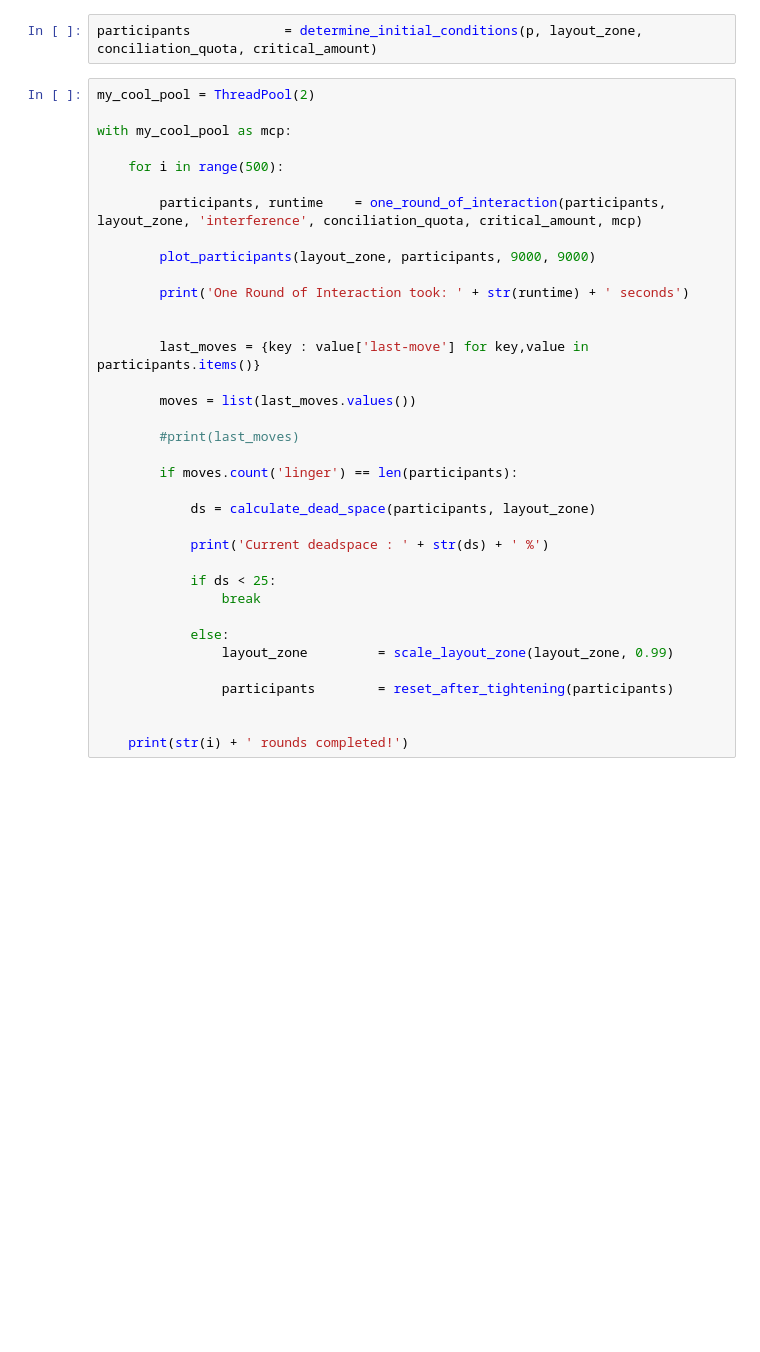
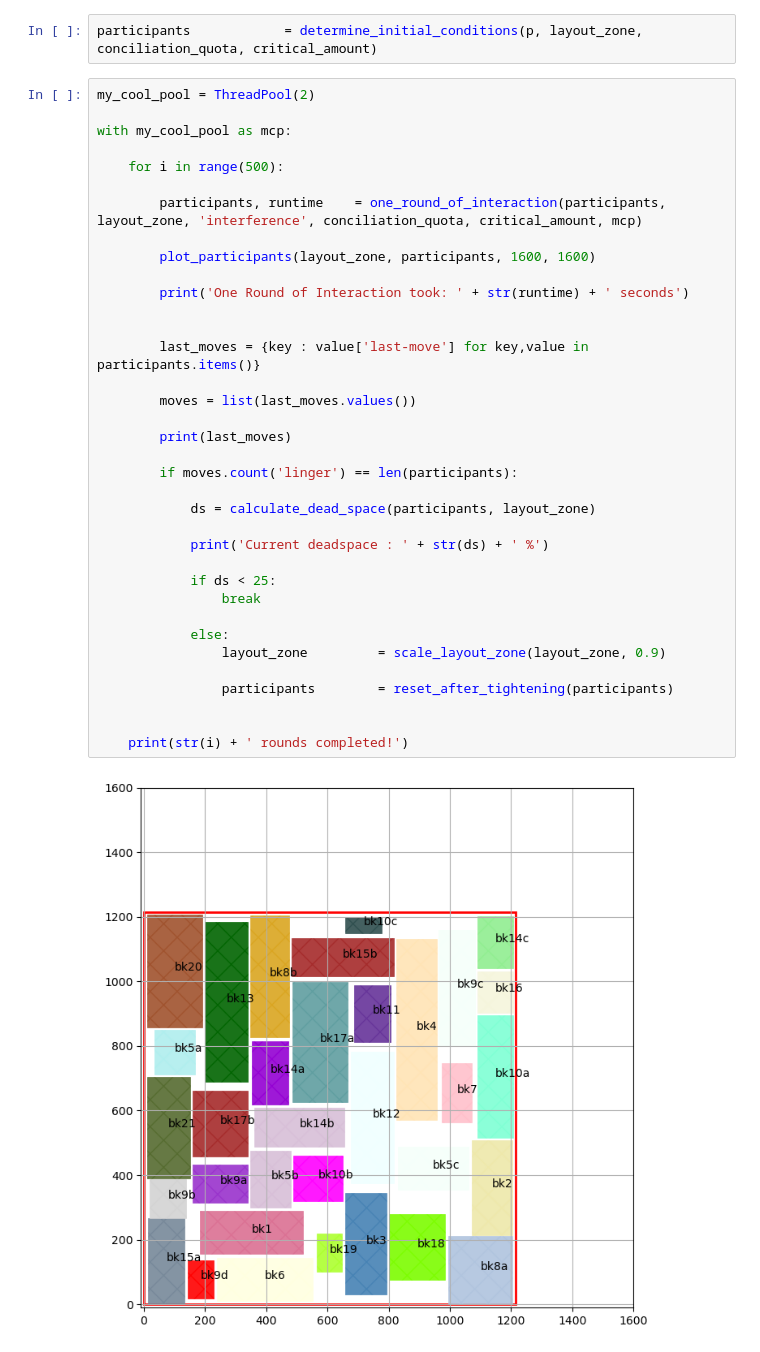
Before and after one commit to TiMo3654/abf, a Jupyter notebook: yal_read_test.ipynb, the cells around one changed output. Saved outputs shown, nothing was run; the diff lists cells and outputs as text; blank space fills up the shorter version.

```diff
--- a/yal_read_test.ipynb
+++ b/yal_read_test.ipynb
@@ -48,33 +48,34 @@ with my_cool_pool as mcp:
 
     for i in range(500):
 
         participants, runtime    = one_round_of_interaction(participants, layout_zone, 'interference', conciliation_quota, critical_amount, mcp)
 
-        plot_participants(layout_zone, participants, 9000, 9000)
+        plot_participants(layout_zone, participants, 1600, 1600)
 
         print('One Round of Interaction took: ' + str(runtime) + ' seconds')
 
 
         last_moves = {key : value['last-move'] for key,value in participants.items()}
 
         moves = list(last_moves.values())
 
-        #print(last_moves)
+        print(last_moves)
 
         if moves.count('linger') == len(participants):
 
             ds = calculate_dead_space(participants, layout_zone)
 
             print('Current deadspace : ' + str(ds) + ' %')
 
             if ds < 25:
                 break
 
             else:
-                layout_zone         = scale_layout_zone(layout_zone, 0.99)
+                layout_zone         = scale_layout_zone(layout_zone, 0.9)
 
                 participants        = reset_after_tightening(participants)
 
 
     print(str(i) + ' rounds completed!')
 # %% [output]
+[figure, added]
```
Also changed, not shown: parts of 4 cells of this notebook, 3 other files.
